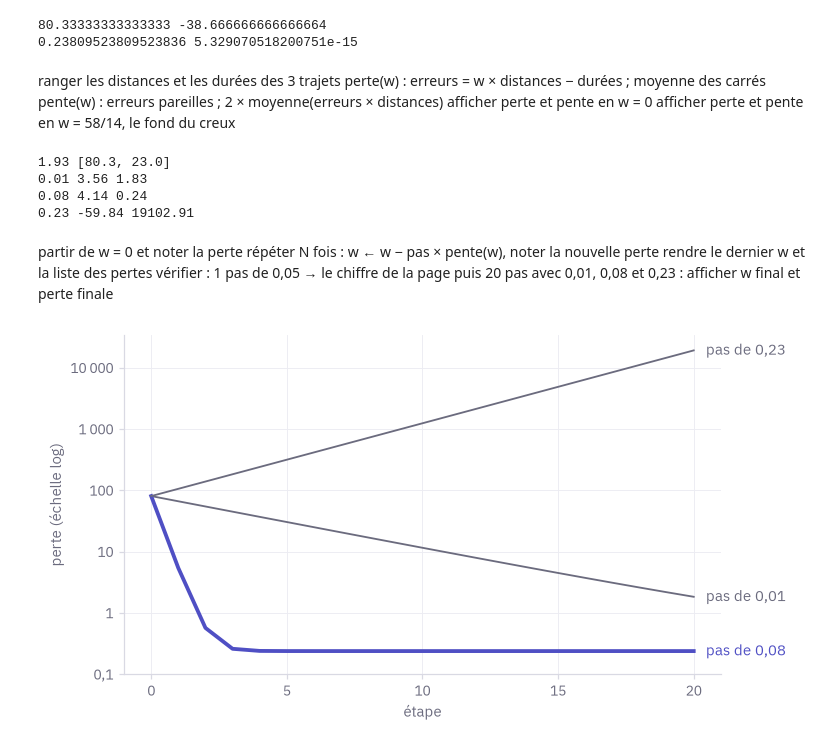
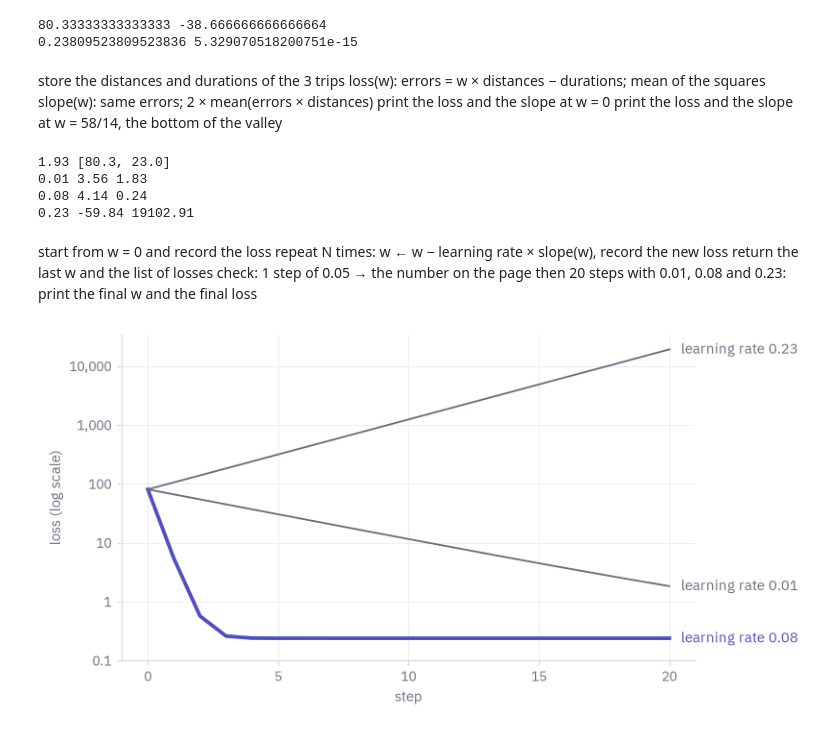
Before and after one commit to akrambouznad789-cyber/applied-ai-intensive-class, a Jupyter notebook: docs/jours/jour-001/jour-001.ipynb, the cells around one changed output. Cells and saved outputs as stored; diff of their text form; code cells hidden in the pictures.

```diff
--- a/docs/jours/jour-001/jour-001.ipynb
+++ b/docs/jours/jour-001/jour-001.ipynb
@@ -1,26 +1,26 @@
 # %%
 import numpy as np
 
-distances = np.array([1.0, 2.0, 3.0])   # km : trajets A, B, C
-durees    = np.array([4.0, 9.0, 12.0])  # minutes
+distances = np.array([1.0, 2.0, 3.0])  # km: trips A, B, C
+durations = np.array([4.0, 9.0, 12.0])  # minutes
 
-def perte_quadratique_moyenne(w):
-    erreurs = w * distances - durees
-    return np.mean(erreurs ** 2)
+def mean_squared_loss(w):
+    errors = w * distances - durations
+    return np.mean(errors ** 2)
 
-def pente_de_la_perte(w):
-    erreurs = w * distances - durees
-    return 2 * np.mean(erreurs * distances)   # le 2 vient de la dérivée du carré
+def loss_slope(w):
+    errors = w * distances - durations
+    return 2 * np.mean(errors * distances)   # the 2 comes from the derivative of the square
 
-print(perte_quadratique_moyenne(0), pente_de_la_perte(0))
-print(perte_quadratique_moyenne(58 / 14), pente_de_la_perte(58 / 14))
+print(mean_squared_loss(0), loss_slope(0))
+print(mean_squared_loss(58 / 14), loss_slope(58 / 14))
 # %% [output]
 80.33333333333333 -38.666666666666664
 0.23809523809523836 5.329070518200751e-15
 # %% [markdown]
-ranger les distances et les durées des 3 trajets
-perte(w) : erreurs = w × distances − durées ; moyenne des carrés
-pente(w) : erreurs pareilles ; 2 × moyenne(erreurs × distances)
-afficher perte et pente en w = 0
-afficher perte et pente en w = 58/14, le fond du creux
+store the distances and durations of the 3 trips
+loss(w): errors = w × distances − durations; mean of the squares
+slope(w): same errors; 2 × mean(errors × distances)
+print the loss and the slope at w = 0
+print the loss and the slope at w = 58/14, the bottom of the valley
 # %%
@@ -46,38 +46,38 @@ for pas in (0.01, 0.08, 0.23):
 0.08 4.14 0.24
 0.23 -59.84 19102.91
 # %% [markdown]
-partir de w = 0 et noter la perte
-répéter N fois : w ← w − pas × pente(w), noter la nouvelle perte
-rendre le dernier w et la liste des pertes
-vérifier : 1 pas de 0,05 → le chiffre de la page
-puis 20 pas avec 0,01, 0,08 et 0,23 : afficher w final et perte finale
+start from w = 0 and record the loss
+repeat N times: w ← w − learning rate × slope(w), record the new loss
+return the last w and the list of losses
+check: 1 step of 0.05 → the number on the page
+then 20 steps with 0.01, 0.08 and 0.23: print the final w and the final loss
 # %%
 import sys
 sys.path.insert(0, "../../../style")
-from charte import charger_charte, sauver_clair_et_sombre
+from charte import charger_charte, sauver_clair_et_sombre  # shared style: fonts, colours, light and dark export
 import matplotlib.pyplot as plt
 
 charger_charte()
 
-pertes_selon_le_pas = {pas: descente_de_gradient(pas, nombre_de_pas=20)[1] for pas in (0.01, 0.08, 0.23)}
+losses_by_learning_rate = {rate: gradient_descent(rate, number_of_steps=20)[1] for rate in (0.01, 0.08, 0.23)}
 
-def tracer(couleurs):
-    figure, axe = plt.subplots(figsize=(7, 4))
-    couleur_selon_le_pas = {0.01: couleurs["trait"], 0.08: couleurs["accent"], 0.23: couleurs["trait"]}
-    for pas, pertes in pertes_selon_le_pas.items():
-        couleur = couleur_selon_le_pas[pas]
-        axe.plot(pertes, color=couleur, linewidth=2.5 if pas == 0.08 else 1.2)
-        axe.annotate(f"pas de {pas}".replace(".", ","), (20, pertes[-1]), xytext=(8, 0),
-                     textcoords="offset points", va="center", color=couleur)
-    axe.set_yscale("log")  # 0,24 et 19 103 sur un même axe : seule l'échelle log montre les trois courbes
-    axe.set_yticks([0.1, 1, 10, 100, 1000, 10000], ["0,1", "1", "10", "100", "1 000", "10 000"])
-    axe.minorticks_off()
-    axe.set_xticks(range(0, 21, 5))
-    axe.set_xlabel("étape")
-    axe.set_ylabel("perte (échelle log)")
+def draw(colours):
+    figure, axis = plt.subplots(figsize=(7, 4))
+    colour_by_rate = {0.01: colours["trait"], 0.08: colours["accent"], 0.23: colours["trait"]}
+    for rate, losses in losses_by_learning_rate.items():
+        colour = colour_by_rate[rate]
+        axis.plot(losses, color=colour, linewidth=2.5 if rate == 0.08 else 1.2)
+        axis.annotate(f"learning rate {rate}", (20, losses[-1]), xytext=(8, 0),
+                      textcoords="offset points", va="center", color=colour)
+    axis.set_yscale("log")  # 0.24 and 19,103 on one axis: only a log scale shows all three curves
+    axis.set_yticks([0.1, 1, 10, 100, 1000, 10000], ["0.1", "1", "10", "100", "1,000", "10,000"])
+    axis.minorticks_off()
+    axis.set_xticks(range(0, 21, 5))
+    axis.set_xlabel("step")
+    axis.set_ylabel("loss (log scale)")
     return figure
 
-sauver_clair_et_sombre(tracer, "perte_selon_le_pas")
+sauver_clair_et_sombre(draw, "loss_by_learning_rate")
 # %% [output]
-[figure, old version]
+[figure, new version]
 # %% [markdown]
```
Also changed, not shown: parts of 2 cells of this notebook, 10 other files.
